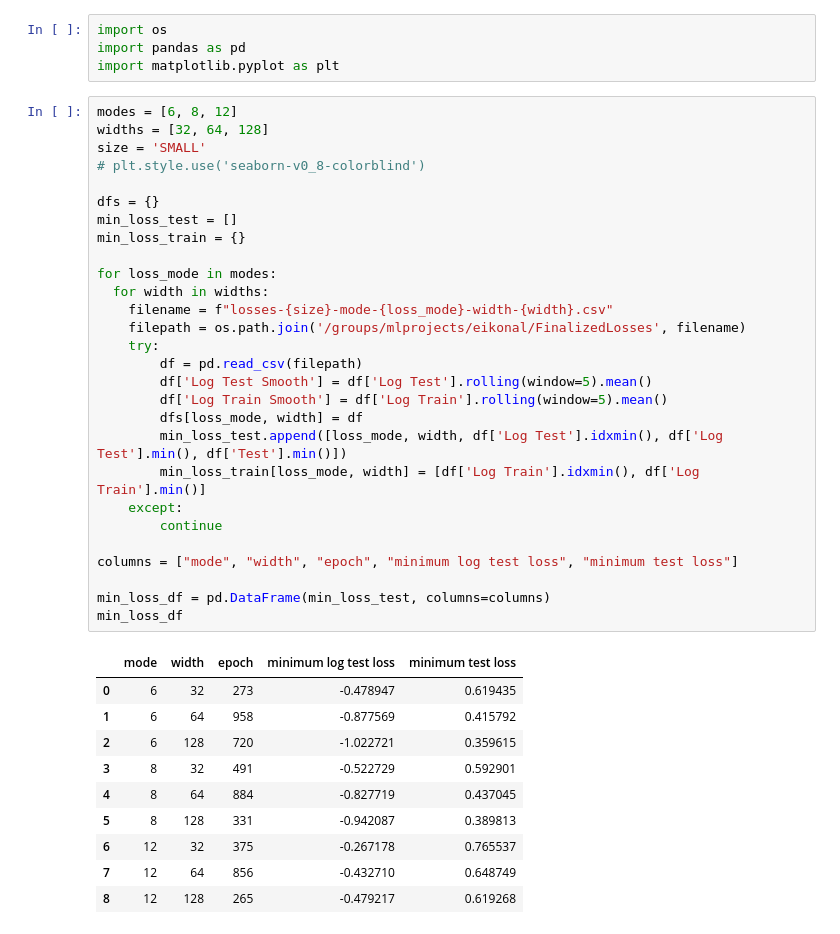
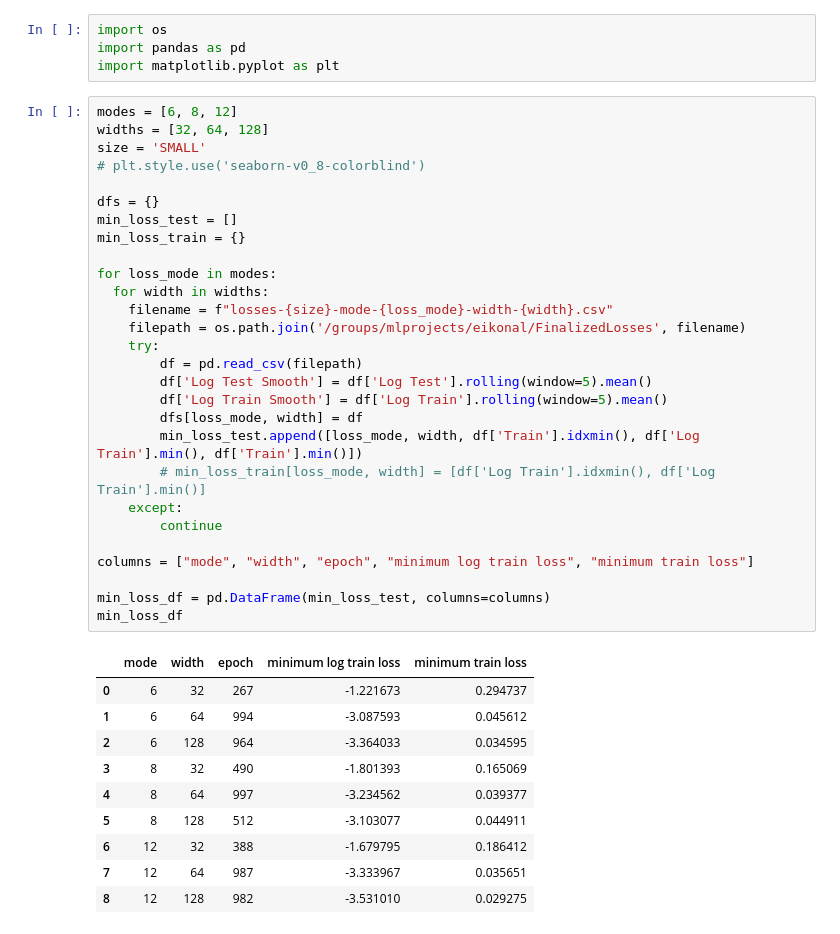
Before and after one commit to pranavpatil1/eikonal-tomography-fno-kernel, a Jupyter notebook: Code/final_loss_plotting.ipynb, the cells around one changed output. Drawn from its saved outputs; the diff is of its cells as text.

```diff
--- a/Code/final_loss_plotting.ipynb
+++ b/Code/final_loss_plotting.ipynb
@@ -5,42 +5,42 @@ import matplotlib.pyplot as plt
 # %%
 modes = [6, 8, 12]
 widths = [32, 64, 128]
 size = 'SMALL'
 # plt.style.use('seaborn-v0_8-colorblind')
 
 dfs = {}
 min_loss_test = []
 min_loss_train = {}
 
 for loss_mode in modes:
   for width in widths:
     filename = f"losses-{size}-mode-{loss_mode}-width-{width}.csv"
     filepath = os.path.join('/groups/mlprojects/eikonal/FinalizedLosses', filename)
     try:
         df = pd.read_csv(filepath)
         df['Log Test Smooth'] = df['Log Test'].rolling(window=5).mean()
         df['Log Train Smooth'] = df['Log Train'].rolling(window=5).mean()
         dfs[loss_mode, width] = df
-        min_loss_test.append([loss_mode, width, df['Log Test'].idxmin(), df['Log Test'].min(), df['Test'].min()])
-        min_loss_train[loss_mode, width] = [df['Log Train'].idxmin(), df['Log Train'].min()]
+        min_loss_test.append([loss_mode, width, df['Train'].idxmin(), df['Log Train'].min(), df['Train'].min()])
+        # min_loss_train[loss_mode, width] = [df['Log Train'].idxmin(), df['Log Train'].min()]
     except:
         continue
 
-columns = ["mode", "width", "epoch", "minimum log test loss", "minimum test loss"]
+columns = ["mode", "width", "epoch", "minimum log train loss", "minimum train loss"]
 
 min_loss_df = pd.DataFrame(min_loss_test, columns=columns)
 min_loss_df
 # %% [output]
-|  | mode | width | epoch | minimum log test loss | minimum test loss |
-| 0 | 6 | 32 | 273 | -0.478947 | 0.619435 |
-| 1 | 6 | 64 | 958 | -0.877569 | 0.415792 |
-| 2 | 6 | 128 | 720 | -1.022721 | 0.359615 |
-| 3 | 8 | 32 | 491 | -0.522729 | 0.592901 |
-| 4 | 8 | 64 | 884 | -0.827719 | 0.437045 |
-| 5 | 8 | 128 | 331 | -0.942087 | 0.389813 |
-| 6 | 12 | 32 | 375 | -0.267178 | 0.765537 |
-| 7 | 12 | 64 | 856 | -0.432710 | 0.648749 |
-| 8 | 12 | 128 | 265 | -0.479217 | 0.619268 |
+|  | mode | width | epoch | minimum log train loss | minimum train loss |
+| 0 | 6 | 32 | 267 | -1.221673 | 0.294737 |
+| 1 | 6 | 64 | 994 | -3.087593 | 0.045612 |
+| 2 | 6 | 128 | 964 | -3.364033 | 0.034595 |
+| 3 | 8 | 32 | 490 | -1.801393 | 0.165069 |
+| 4 | 8 | 64 | 997 | -3.234562 | 0.039377 |
+| 5 | 8 | 128 | 512 | -3.103077 | 0.044911 |
+| 6 | 12 | 32 | 388 | -1.679795 | 0.186412 |
+| 7 | 12 | 64 | 987 | -3.333967 | 0.035651 |
+| 8 | 12 | 128 | 982 | -3.531010 | 0.029275 |
 # %%
 for mode, width in dfs:
     plt.plot(dfs[mode, width]["Log Train Smooth"])
```
Also changed, not shown: parts of 2 cells of this notebook, 13 other files.
